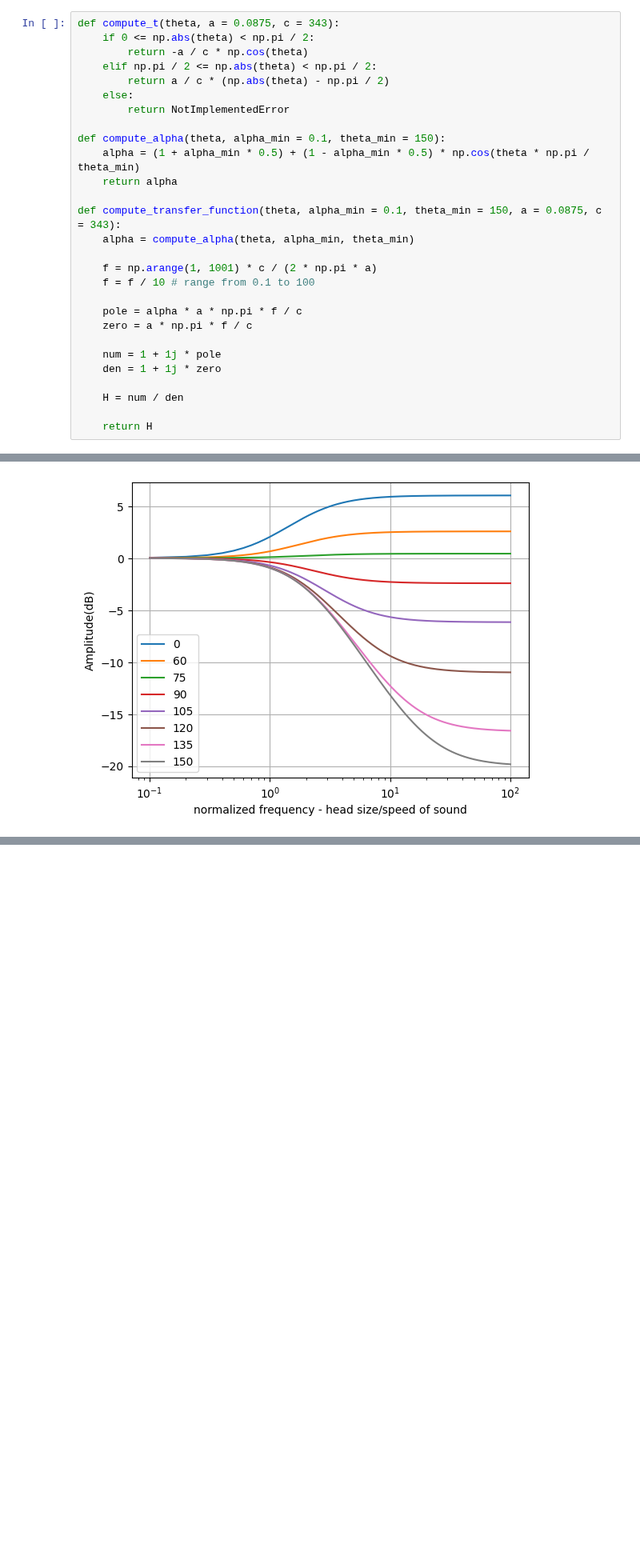
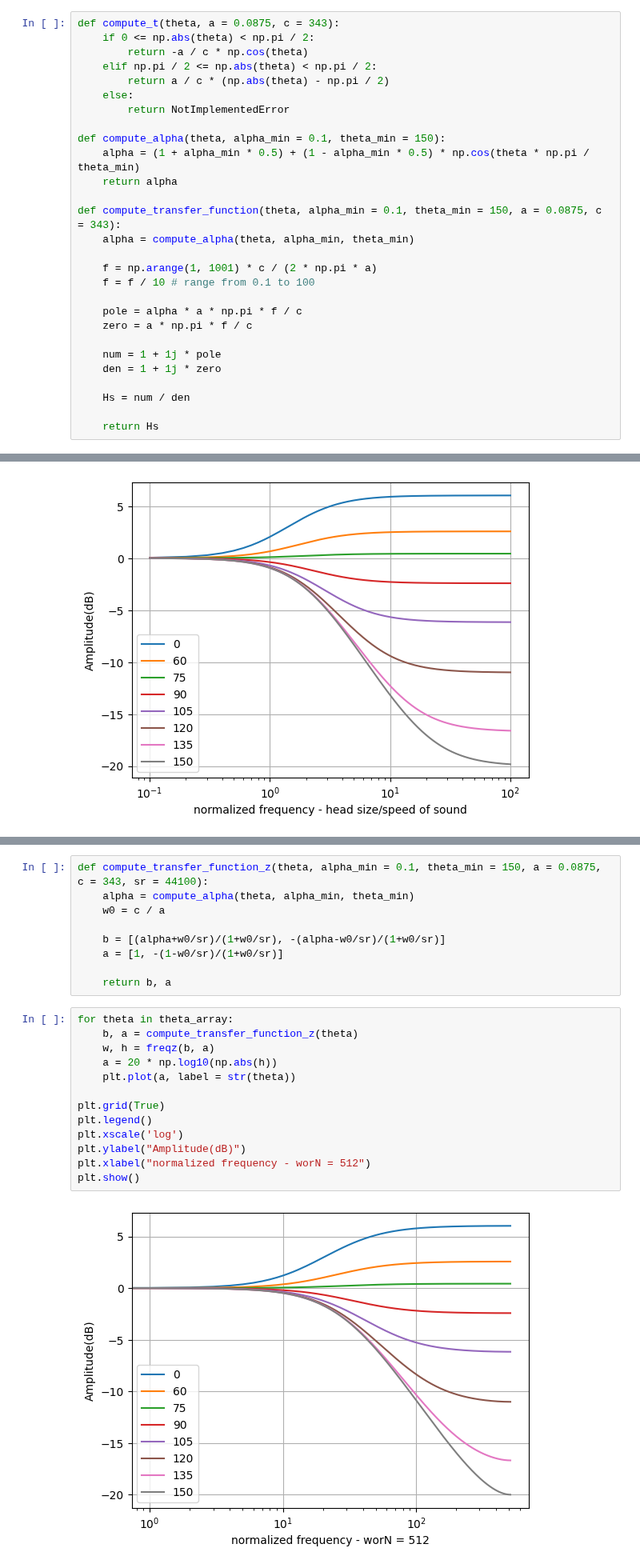
Before and after one commit to kweiwen/pitki, a Jupyter notebook: hrtf/Head-Shadow Filter.ipynb, the cells around one changed output, grey strips where cells are left out. Shown at 80% size. Drawn from its saved outputs; the diff is of its cells as text; blank space fills up the shorter version.

```diff
--- a/hrtf/Head-Shadow Filter.ipynb
+++ b/hrtf/Head-Shadow Filter.ipynb
@@ -51,9 +51,9 @@ def compute_transfer_function(theta, alpha_min = 0.1, theta_min = 150, a = 0.087
     num = 1 + 1j * pole
     den = 1 + 1j * zero
 
-    H = num / den
+    Hs = num / den
 
-    return H
+    return Hs
 # %%
 # Given that 150×2=300, we take two times theta_min = 150, resulting in a range from 1 to 300 degrees for theta.
 # We then compute the alpha values over this range using the compute_alpha function and plot the resulting curve.
@@ -103,0 +118,24 @@ plt.show()
+# %%
+def compute_transfer_function_z(theta, alpha_min = 0.1, theta_min = 150, a = 0.0875, c = 343, sr = 44100):
+    alpha = compute_alpha(theta, alpha_min, theta_min)
+    w0 = c / a
+
+    b = [(alpha+w0/sr)/(1+w0/sr), -(alpha-w0/sr)/(1+w0/sr)]
+    a = [1, -(1-w0/sr)/(1+w0/sr)]
+
+    return b, a
+# %%
+for theta in theta_array:
+    b, a = compute_transfer_function_z(theta)
+    w, h = freqz(b, a)
+    a = 20 * np.log10(np.abs(h))
+    plt.plot(a, label = str(theta))
+
+plt.grid(True)
+plt.legend()
+plt.xscale('log')
+plt.ylabel("Amplitude(dB)")
+plt.xlabel("normalized frequency - worN = 512")
+plt.show()
+# %% [output]
+[figure, added]
```
Also changed, not shown: parts of 1 cell of this notebook.
